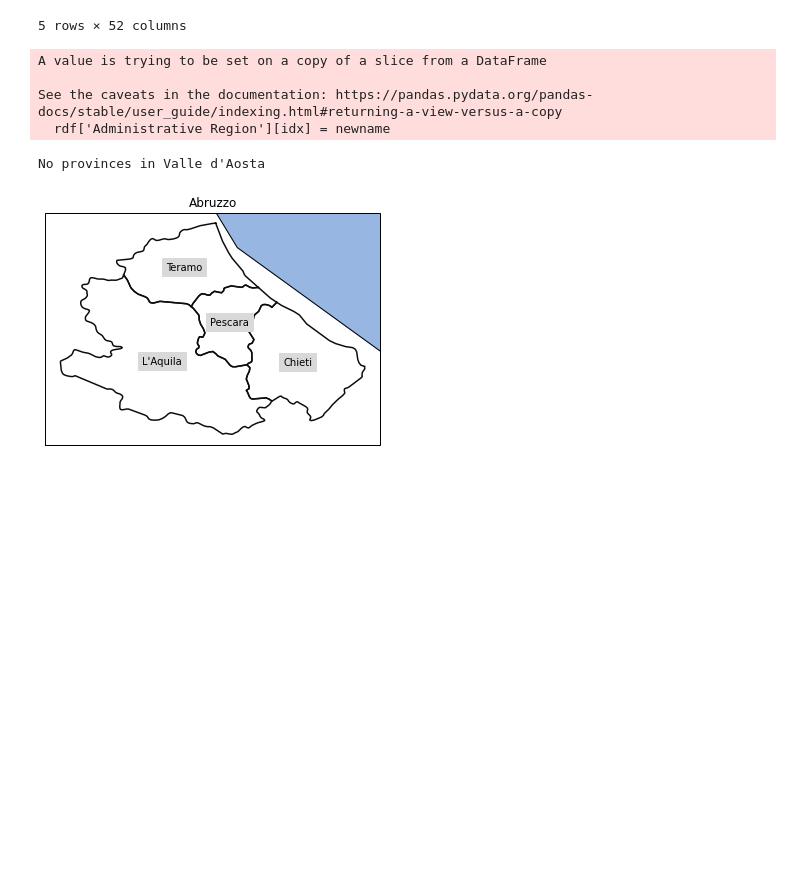
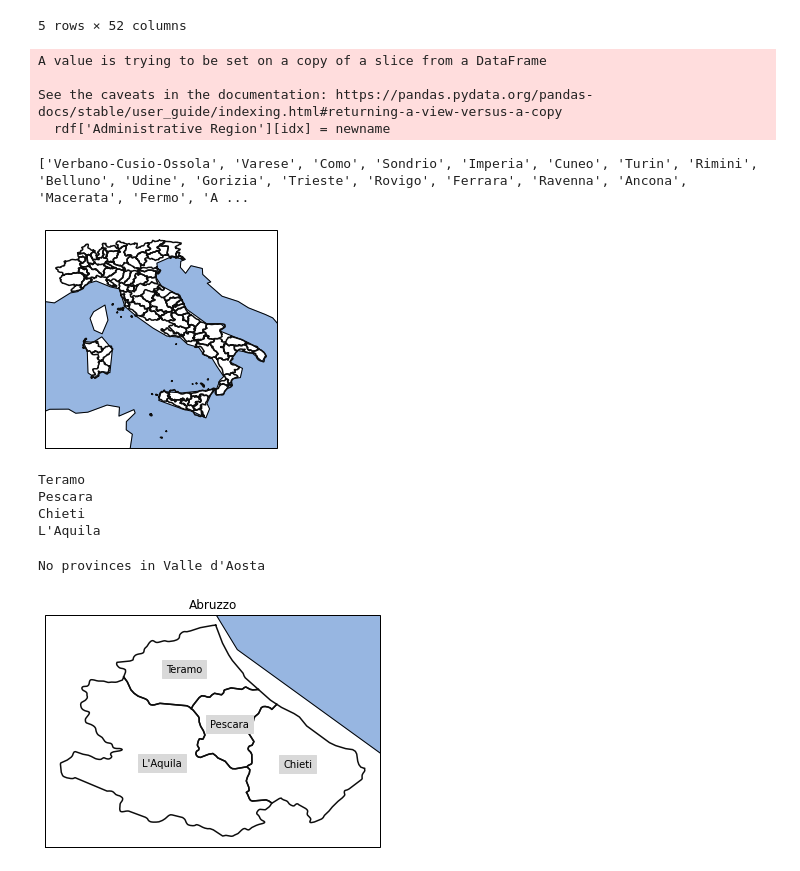
Before and after one commit to COVID-Weather/covid-environmental-factors, a Jupyter notebook: notebooks/0_preprocess_province_environment.ipynb, the cells around one changed output. Saved outputs shown, nothing was run; the diff lists cells and outputs as text; code cells hidden in the pictures; blank space fills up the shorter version.

Commit message:
Bit more progress on Italian regions/provinces...

```diff
--- a/notebooks/0_preprocess_province_environment.ipynb
+++ b/notebooks/0_preprocess_province_environment.ipynb
@@ -38,6 +48,6 @@ provinces.plot(add_label=False);
 ['Xinjiang', 'Gansu', 'Yunnan', 'Heilongjiang', 'Jilin', 'Liaoning', 'Guangxi', 'Guangdong', 'Hainan', 'Fujian', 'Zhejiang', 'Shanghai', 'Jiangsu', 'Shandong', 'Hebei', 'Tianjin', 'Beijing', 'Sichuan' ...
 [figure]
 # %%
-ds = xr.open_dataset('../data/daily_spec_humidity_2020.nc')
+ds = xr.open_dataset('../data/interim/daily_environmental.nc').isel(expver=1)
 provinces_mask = provinces.mask(ds['longitude'], ds['latitude'], wrap_lon=True)
 provinces_ma = np.ma.masked_invalid(provinces_mask)
@@ -44,5 +73,5 @@ provinces_ma = np.ma.masked_invalid(provinces_mask)
 # %%
-varnames = ['t2m', 'q2m']
+varnames = ['t2m', 'q2m', 'sp', 'tp', 'uvb', 'ssrd']
 index = 0
 
 country_list = []
@@ -111,3 +140,10 @@ See the caveats in the documentation: https://pandas.pydata.org/pandas-docs/stab
 # %%
 province_names = rdf['Province'].unique()
 province_names = [province for province in all_provinces_names if province in province_names] # intersection of both data sets
+# %%
+provinces = all_provinces[province_names]
+print(provinces.names)
+provinces.plot(add_label=False);
+# %% [output]
+['Verbano-Cusio-Ossola', 'Varese', 'Como', 'Sondrio', 'Imperia', 'Cuneo', 'Turin', 'Rimini', 'Belluno', 'Udine', 'Gorizia', 'Trieste', 'Rovigo', 'Ferrara', 'Ravenna', 'Ancona', 'Macerata', 'Fermo', 'A ...
+[figure, added]
@@ -114,3 +176,18 @@ province_names = [province for province in all_provinces_names if province in pr
+# %%
+region = 'Abruzzo'
+
+tmp_province_names = rdf[rdf['Administrative Region'] == region]['Province'].unique()
+tmp_province_names = [province for province in all_provinces_names if province in tmp_province_names]
+
+region_mask = np.zeros_like(provinces_ma)
+for province in tmp_province_names:
+    print(province)
+    region_mask += (provinces_ma == provinces[province].number)
+# %% [output]
+Teramo
+Pescara
+Chieti
+L'Aquila
 # %%
 region_names = rdf['Administrative Region'].unique()
 for region in region_names:
```
Also changed, not shown: parts of 5 cells of this notebook, 1 other file.
